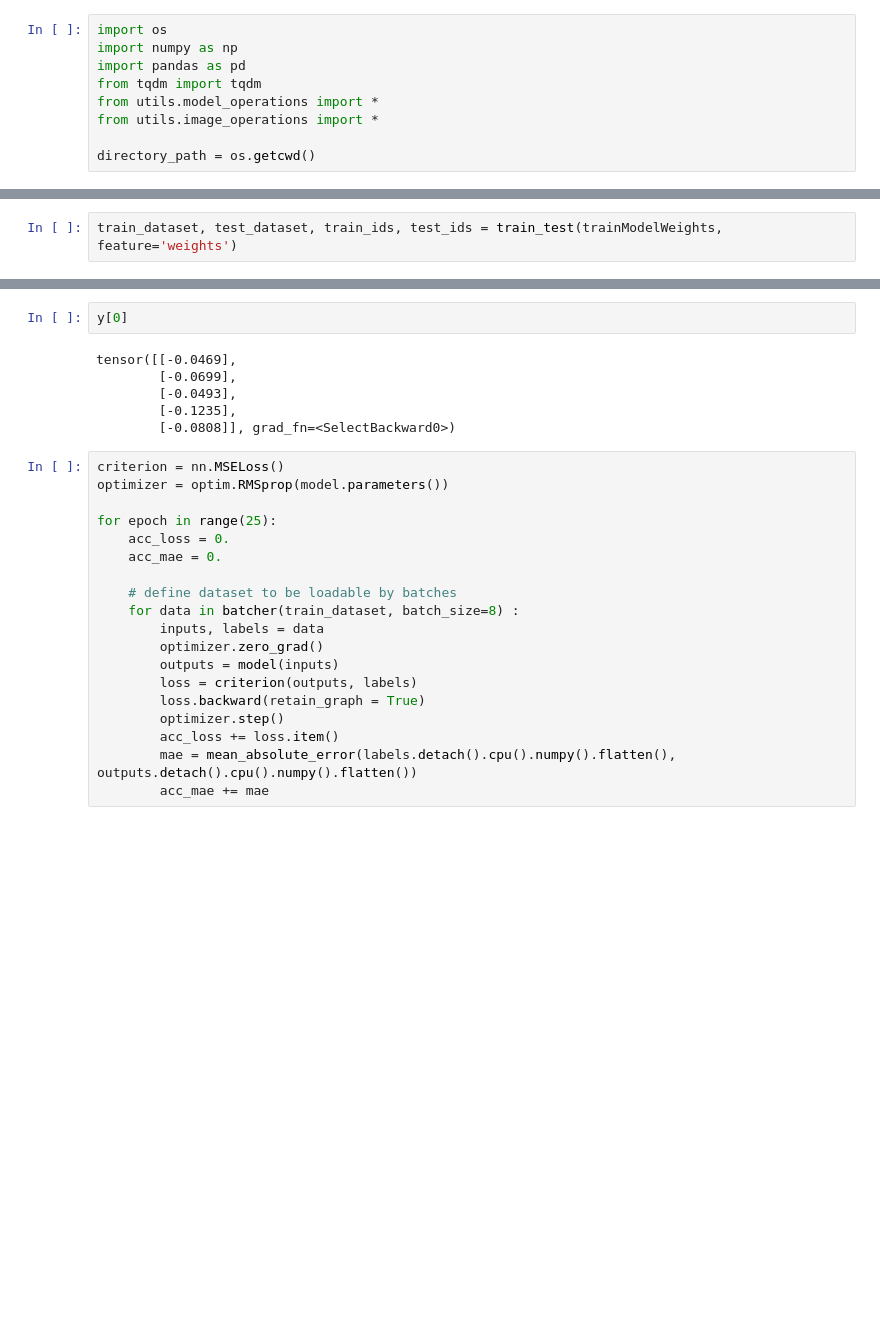
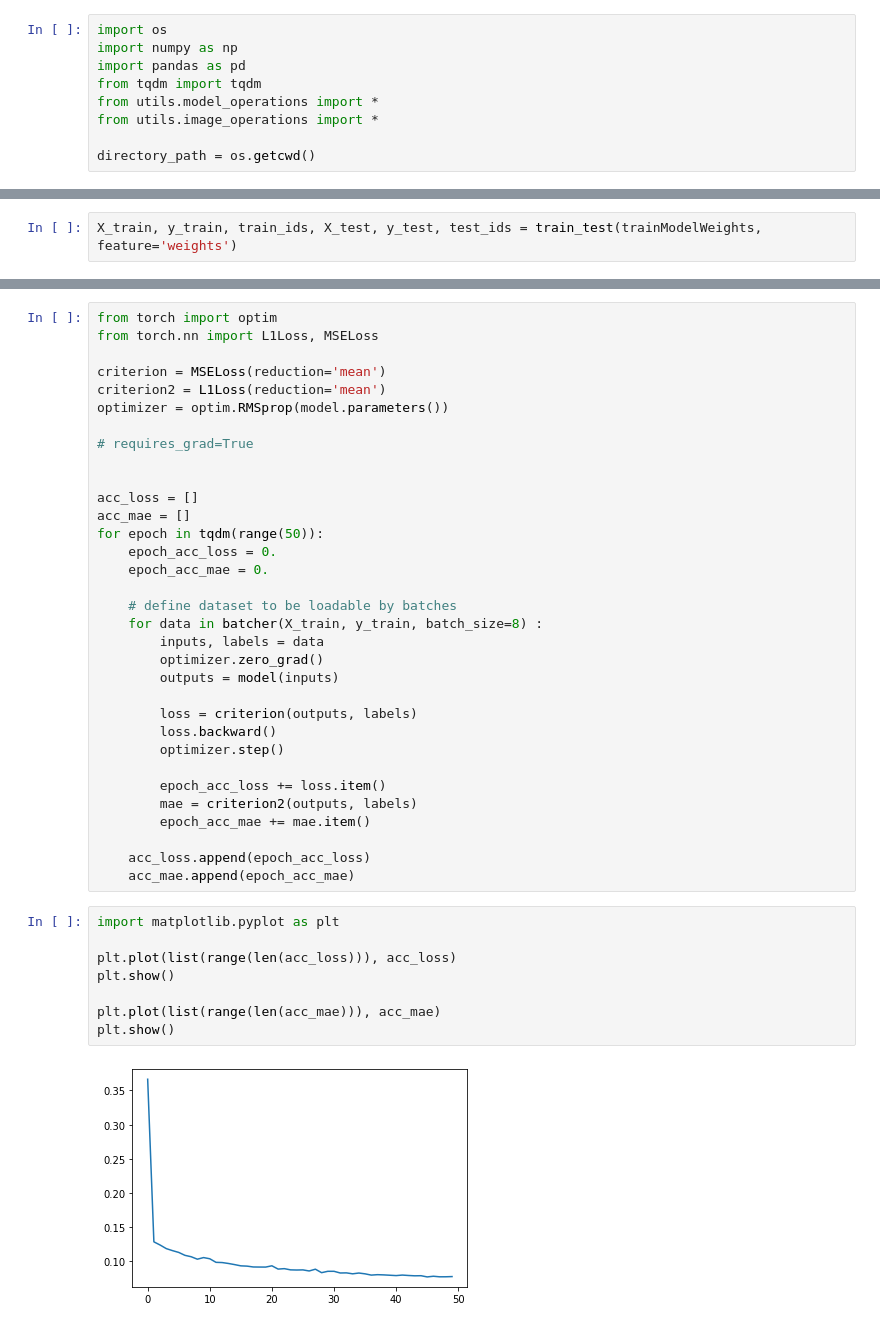
Before and after one commit to ghjuliasialelli/dl21, a Jupyter notebook: rnn-training.ipynb, the cells around one changed output, grey strips where cells are left out. Cells and saved outputs as stored; diff of their text form; blank space fills up the shorter version.

```diff
--- a/rnn-training.ipynb
+++ b/rnn-training.ipynb
@@ -132,2 +128,2 @@ def train_test(trainModelWeights, testModelWeights = None, feature='weights'):
 # %%
-train_dataset, test_dataset, train_ids, test_ids = train_test(trainModelWeights, feature='weights')
+X_train, y_train, train_ids, X_test, y_test, test_ids = train_test(trainModelWeights, feature='weights')
@@ -198,27 +191,43 @@ y = model(torch.Tensor(batch))
-# %%
-y[0]
-# %% [output]
-tensor([[-0.0469],
-        [-0.0699],
-        [-0.0493],
-        [-0.1235],
-        [-0.0808]], grad_fn=<SelectBackward0>)
 # %%
-criterion = nn.MSELoss()
+from torch import optim
+from torch.nn import L1Loss, MSELoss
+
+criterion = MSELoss(reduction='mean')
+criterion2 = L1Loss(reduction='mean')
 optimizer = optim.RMSprop(model.parameters())
 
-for epoch in range(25):
-    acc_loss = 0.
-    acc_mae = 0.
+# requires_grad=True
+
+
+acc_loss = []
+acc_mae = []
+for epoch in tqdm(range(50)):
+    epoch_acc_loss = 0.
+    epoch_acc_mae = 0.
 
     # define dataset to be loadable by batches
-    for data in batcher(train_dataset, batch_size=8) :
+    for data in batcher(X_train, y_train, batch_size=8) :
         inputs, labels = data
         optimizer.zero_grad()
         outputs = model(inputs)
+
         loss = criterion(outputs, labels)
-        loss.backward(retain_graph = True)
+        loss.backward()
         optimizer.step()
-        acc_loss += loss.item()
-        mae = mean_absolute_error(labels.detach().cpu().numpy().flatten(), outputs.detach().cpu().numpy().flatten())
-        acc_mae += mae
+
+        epoch_acc_loss += loss.item()
+        mae = criterion2(outputs, labels)
+        epoch_acc_mae += mae.item()
+
+    acc_loss.append(epoch_acc_loss)
+    acc_mae.append(epoch_acc_mae)
+# %%
+import matplotlib.pyplot as plt
+
+plt.plot(list(range(len(acc_loss))), acc_loss)
+plt.show()
+
+plt.plot(list(range(len(acc_mae))), acc_mae)
+plt.show()
+# %% [output]
+[figure, added]
```
Also changed, not shown: parts of 15 cells of this notebook.
